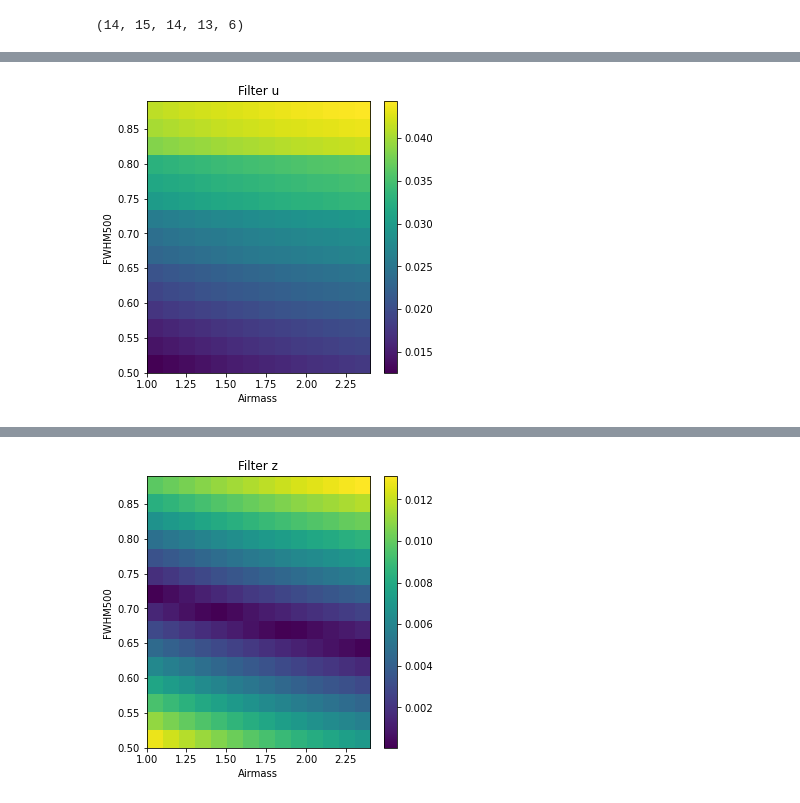
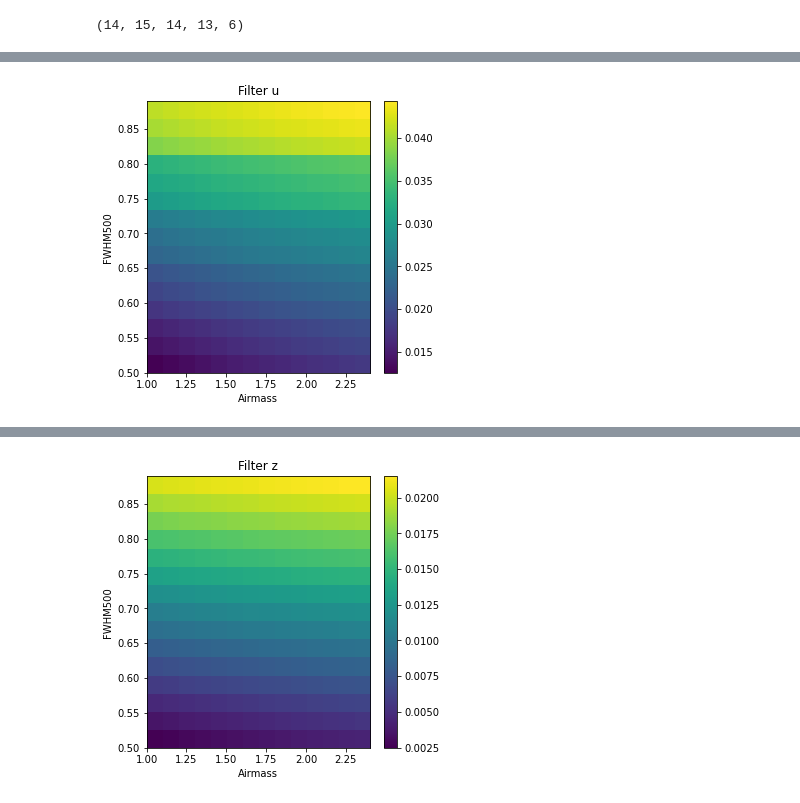
Before and after one commit to rhiannonlynne/notebooks, a Jupyter notebook: m5_approx check.ipynb, the cells around one changed output, grey strips where cells are left out. Drawn from its saved outputs; the diff is of its cells as text; code cells hidden in the pictures.

```diff
--- a/m5_approx check.ipynb
+++ b/m5_approx check.ipynb
@@ -153,7 +153,9 @@ for i, sky in enumerate(sky_range):
             for m, texp in enumerate(texp_range):
                 for fi, f in enumerate(filterlist):
                     if (sky < skyranges[f].min()):
-                        skymask[i,j,k,m,fi]= False
+                        skymask[i,j,k,m,fi] = False
+                    if (sky > skyranges[f].max() + .2):
+                        skymask[i,j,k,m,fi] = False
 # %%
 diff = np.abs(m5_calc - m5_scale)
 diff.shape
@@ -188,6 +190,10 @@ plt.grid()
 # %%
 # What are the indexes for the closest to reference values in each of these ranges?
-# sky -- darkest is probably fine
+# sky -- need to figure out reasonable value for each bandpass
 # fwhm500 --
-sky_range[-1], X_range[0], fwhm500_range[4], texp_range[9]
+skyindx = {}
+for f in filterlist:
+    skyindx[f] = np.where(np.abs(np.median(skyranges[f]) - sky_range)
+                      == np.abs(np.median(skyranges[f]) - sky_range).min())[0][0]
+[sky_range[skyindx[f]] for f in filterlist], X_range[0], fwhm500_range[4], texp_range[9]
 # %% [output]
@@ -201,17 +207,17 @@ plt.ylim(0, .04)
 plt.xlabel(f'Sky')
 plt.figure()
 for fi, f in zip(flist, filterlist):
-    plt.plot(X_range, diff[-1, :, 4, 9, fi], label=f)
+    plt.plot(X_range, diff[skyindx[f], :, 4, 9, fi], label=f)
 plt.legend()
 plt.xlabel(f"Airmass")
 plt.figure()
 for fi, f in zip(flist, filterlist):
-    plt.plot(fwhm500_range, diff[-1, 1, :, 0, fi], label=f)
+    plt.plot(fwhm500_range, diff[skyindx[f], 1, :, 0, fi], label=f)
 plt.legend()
 plt.xlabel(f"FWHM500")
 plt.figure()
 for fi, f in zip(flist, filterlist):
-    plt.plot(texp_range, diff[10, 1, 4, :, fi], linestyle='-', label=f)
+    plt.plot(texp_range, diff[skyindx[f], 1, 4, :, fi], linestyle='-', label=f)
 plt.legend(loc=(1.1, 0.1))
 plt.xlabel(f"exptime")
 # %% [output]
@@ -290,7 +296,7 @@ diff[~skymask] = 0
 
 for fi,f in zip(flist, filterlist):
     plt.figure(figsize=(5,5))
-    plt.imshow(diff[-3, :, :, 9, fi],
+    plt.imshow(diff[skyindx[f], :, :, 9, fi],
                extent=[ X_range.min(), X_range.max(), fwhm500_range.min(), fwhm500_range.max()],
               aspect='auto', origin='lower')
     plt.colorbar()
@@ -305 +311 @@ for fi,f in zip(flist, filterlist):
-[figure, old version]
+[figure, new version]
```
Also changed, not shown: parts of 11 cells of this notebook.
